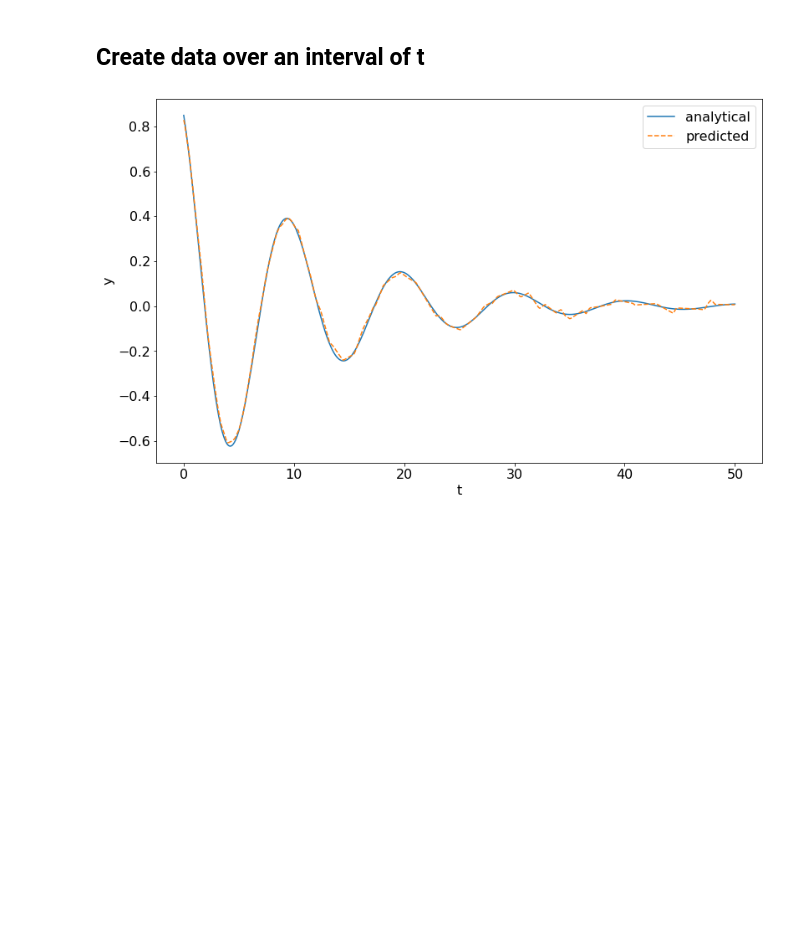
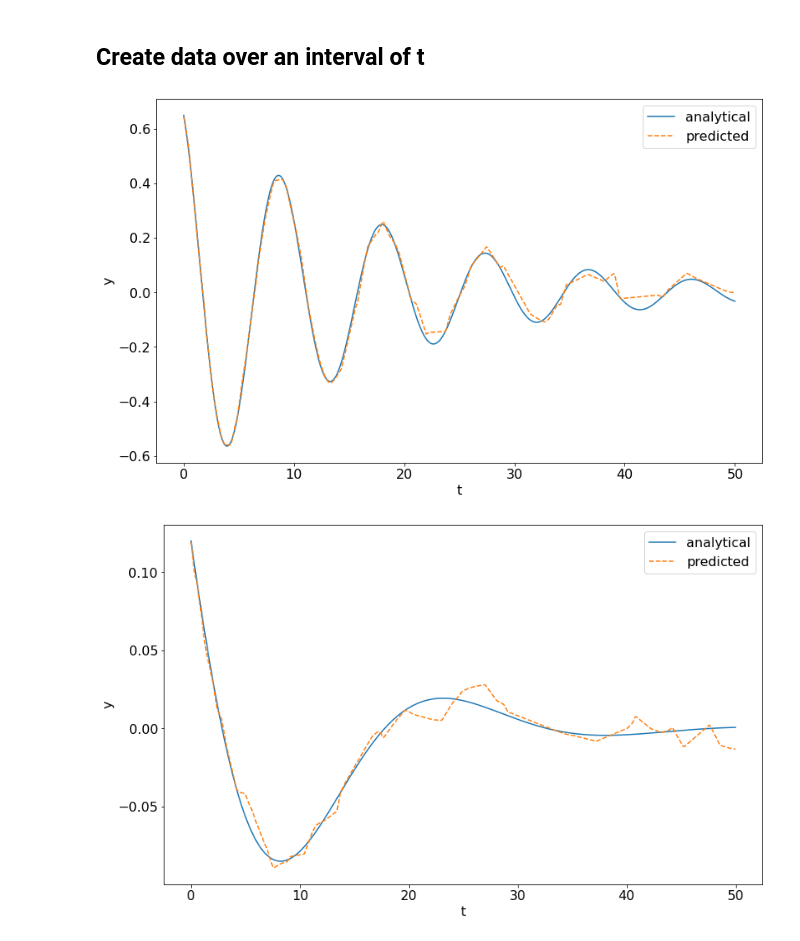
Before and after one commit to kyler-harrison/harmonic-oscillator-nn, a Jupyter notebook: underdamped_nn.ipynb, the cells around one changed output. Cells and saved outputs as stored; diff of their text form; code cells hidden in the pictures; blank space fills up the shorter version.

```diff
--- a/underdamped_nn.ipynb
+++ b/underdamped_nn.ipynb
@@ -190,7 +174,7 @@ def generate_independent_data(file_path, file_mode, num_samples, t_start=0, t_st
         for sample in generated_samples:
             fi.write(f"{','.join([str(val) for val in sample])}\n")
 # %%
-def generate_range_data(file_path, file_mode, t_start=0, t_stop=100, t_step=1, oscillation_type="good"):
+def generate_range_data(file_path, file_mode, t_start=0, t_stop=100, t_step=1):
     """
     Description: generates a set of underdamped harmonic oscillator data
                  using a fixed range of t and random constants.
@@ -201,7 +185,6 @@ def generate_range_data(file_path, file_mode, t_start=0, t_stop=100, t_step=1, o
     t_start: starting value of t (defaults to 0)
     t_stop: stopping value of t (defaults to 100)
     t_step: number of values from t_start to t_stop (defaults to 1000)
-    oscillation_type: "good" or "quick-damp"
 
     Output:
     returns None, writes data to file_path
@@ -211,7 +194,7 @@ def generate_range_data(file_path, file_mode, t_start=0, t_stop=100, t_step=1, o
     t_values = np.arange(t_start, t_stop + t_step, t_step)
 
     # randomly generate parameters
-    amplitude, gamma, Omega, phi = generate_params(oscillation_type)
+    amplitude, gamma, Omega, phi = generate_params()
 
     # analytical solution (y values)
     positions = underdamped_position(t_values, amplitude, gamma, Omega, phi)
@@ -235,9 +218,8 @@ train_dataset_name = "underdamped_independent_train"
 t_start = 0
 t_stop = 50
 t_step = 0.1
-oscillation_type = "good"
 
-train_file_path = f"{data_dir}/{train_dataset_name}_{oscillation_type}_samples={train_samples}_t0={t_start}_tf={t_stop}_ts={t_step}.csv"
+train_file_path = f"{data_dir}/{train_dataset_name}_samples={train_samples}_t0={t_start}_tf={t_stop}_ts={t_step}.csv"
 file_mode = "w"
-generate_independent_data(train_file_path, file_mode, train_samples, t_start=t_start, t_stop=t_stop, t_step=t_step, oscillation_type=oscillation_type)
+generate_independent_data(train_file_path, file_mode, train_samples, t_start=t_start, t_stop=t_stop, t_step=t_step)
 # %% [output]
@@ -343,23 +325,28 @@ plt.show()
 # %% [markdown]
 ## Create data over an interval of t
-# %%
-dataset_type = "underdamped_range_validation"
-validation_path = f"{data_dir}/{dataset_type}_{oscillation_type}_t0={t_start}_tf={t_stop}_ts={t_step}.csv"
-generate_range_data(validation_path, file_mode, t_start=t_start, t_stop=t_stop, t_step=t_step, oscillation_type="good")
-validation_df = pd.read_csv(validation_path)
 # %%
-# make predictions over this new range of data
-X_val = torch.tensor(validation_df[feat_cols].values).float()
-y_val = validation_df["y"].to_numpy()
-val_preds = model(X_val)
-val_preds = val_preds.detach().numpy()
-val_preds = val_preds.reshape(val_preds.shape[0])
+num_datasets = 10
+# TODO return params, make 4x3 output of example plots or some
+# TODO dont save these validation sets to file, just keep in mem
+for _ in range(num_datasets):
+    dataset_type = "underdamped_range_validation"
+    validation_path = f"{data_dir}/{dataset_type}_t0={t_start}_tf={t_stop}_ts={t_step}.csv"
+    generate_range_data(validation_path, file_mode, t_start=t_start, t_stop=t_stop, t_step=t_step)
+    validation_df = pd.read_csv(validation_path)
 
-plt.plot(validation_df["t"], y_val, label="analytical")
-plt.plot(validation_df["t"], val_preds, "--", label="predicted")
-plt.xlabel("t")
-plt.ylabel("y")
-plt.legend()
-plt.show()
+    # make predictions over this new range of data
+    X_val = torch.tensor(validation_df[feat_cols].values).float()
+    y_val = validation_df["y"].to_numpy()
+    val_preds = model(X_val)
+    val_preds = val_preds.detach().numpy()
+    val_preds = val_preds.reshape(val_preds.shape[0])
+
+    plt.plot(validation_df["t"], y_val, label="analytical")
+    plt.plot(validation_df["t"], val_preds, "--", label="predicted")
+    plt.xlabel("t")
+    plt.ylabel("y")
+    plt.legend()
+    plt.show()
 # %% [output]
-[figure, old version]
+[figure, new version]
+[figure, added]
```
Also changed, not shown: parts of 7 cells of this notebook.
